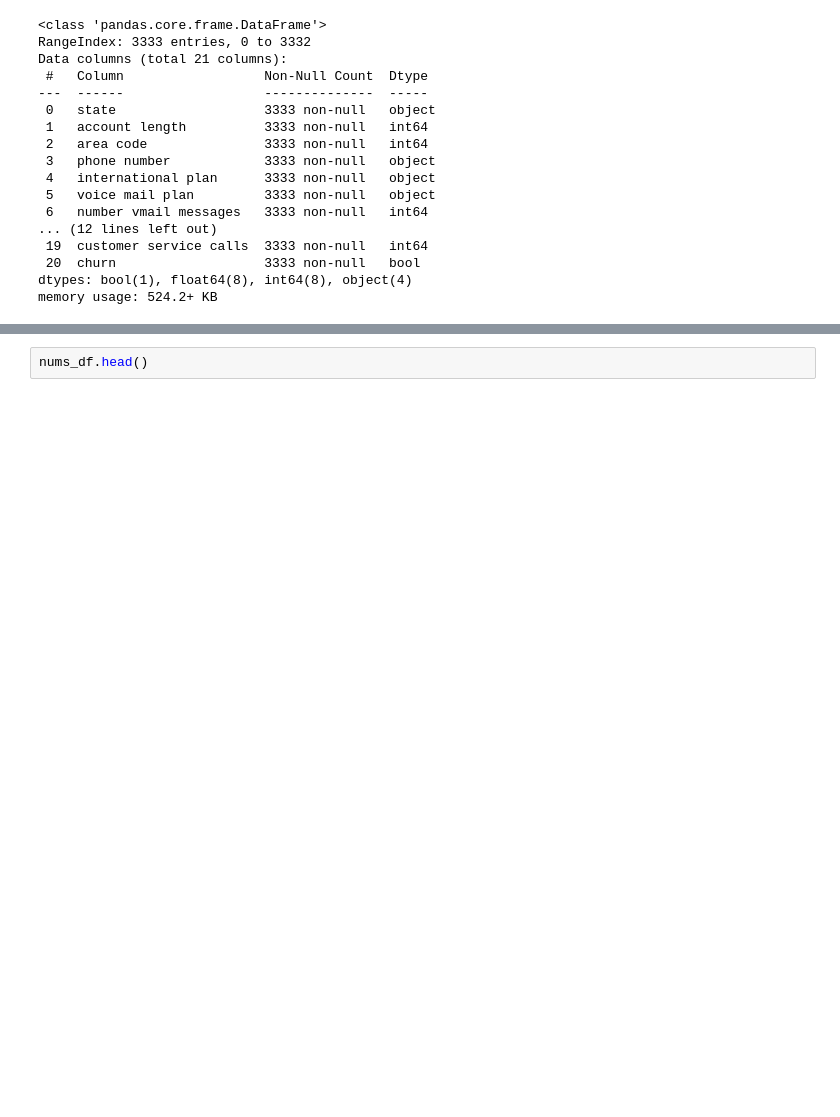
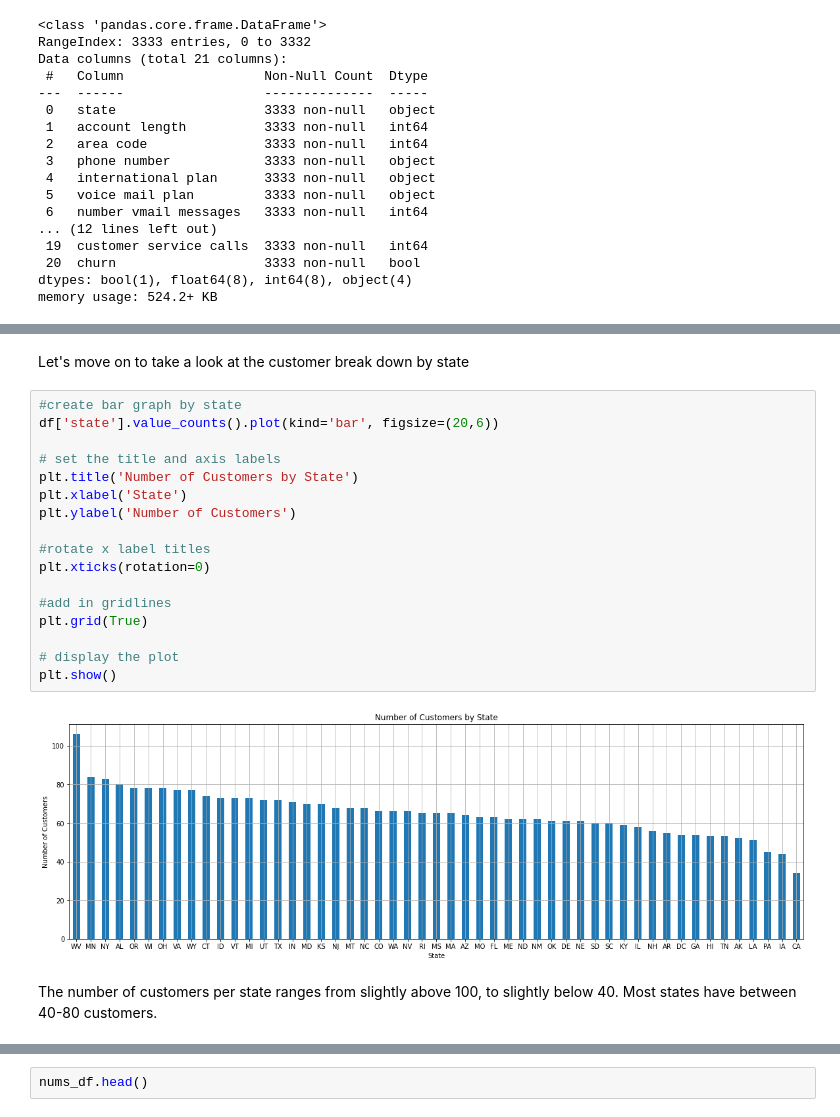
Before and after one commit to joshuaedelstein15/Telecom_churn, a Jupyter notebook: notebook.ipynb, the cells around one changed output, grey strips where cells are left out. Cells and saved outputs as stored; diff of their text form; blank space fills up the shorter version.

```diff
--- a/notebook.ipynb
+++ b/notebook.ipynb
@@ -123,0 +187,23 @@ Name: churn, dtype: int64
+# %% [markdown]
+Let's move on to take a look at the customer break down by state
+# %%
+#create bar graph by state
+df['state'].value_counts().plot(kind='bar', figsize=(20,6))
+
+# set the title and axis labels
+plt.title('Number of Customers by State')
+plt.xlabel('State')
+plt.ylabel('Number of Customers')
+
+#rotate x label titles
+plt.xticks(rotation=0)
+
+#add in gridlines
+plt.grid(True)
+
+# display the plot
+plt.show()
+# %% [output]
+[figure, added]
+# %% [markdown]
+The number of customers per state ranges from slightly above 100, to slightly below 40. Most states have between 40-80 customers.
```
Also changed, not shown: parts of 70 cells of this notebook.
